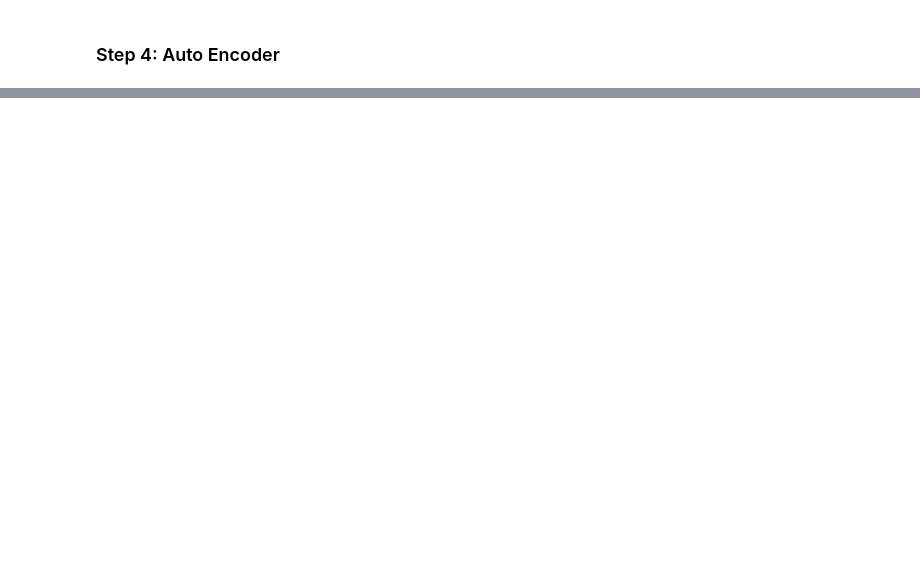
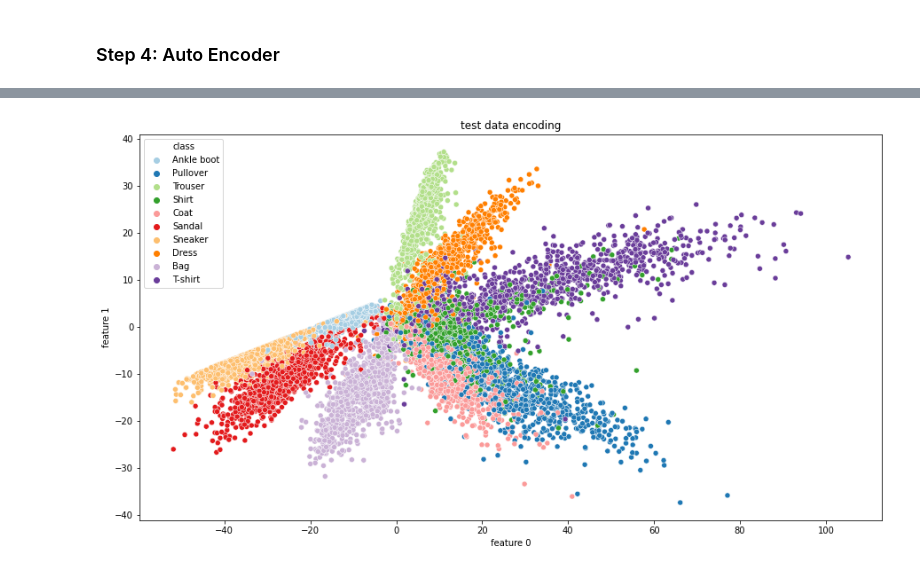
Before and after one commit to codamin/COVID19-Detection-From-XRay-Images, a Jupyter notebook: AI_CA5_TODO.ipynb, the cells around one changed output, grey strips where cells are left out. Drawn from its saved outputs; the diff is of its cells as text; code cells hidden in the pictures; blank space fills up the shorter version.

```diff
--- a/AI_CA5_TODO.ipynb
+++ b/AI_CA5_TODO.ipynb
@@ -924,7 +931,7 @@ def auto_encoder():
     EPOCHS = 10
 
     network = FeedForwardNN(INPUT_SHAPE)
-    network.add_layer(32, activation=Identical(), initial_weight='uniform', init_method='he')
+    network.add_layer(20, activation=Relu(), initial_weight='uniform', init_method='he')
     network.add_layer(2, activation=Identical(), initial_weight='uniform', init_method='he')
     network.add_layer(10, activation=Identical(), initial_weight='uniform', init_method='he')
     network.set_training_param(loss=CrossEntropy(), lr= 0.07)
@@ -932,4 +939,4 @@ def auto_encoder():
 
     return network
 
-network, _ = auto_encoder();
+network = auto_encoder();
@@ -957,9 +982,14 @@ X_test_2D_df['class'] = set_true_labels(pd.DataFrame(y_test))
 # %%
 plt.figure(figsize=(15,8))
 sns.scatterplot(data=X_test_2D_df[:], x=0, y=1, hue="class", palette='Paired');
+plt.title('test data encoding')
+plt.xlabel('feature 0')
+plt.ylabel('feature 1');
 
 # for i in range(10):
 #     w0, w1 = lines_test[0][i], lines_test[1][i]
 #     x = X_test_2D_df.loc[:, 0][10:-10]
 #     y = -w0/w1 *x
 #     plt.plot(x, y)
+# %% [output]
+[figure, added]
```
Also changed, not shown: parts of 25 cells of this notebook, 4 other files.
